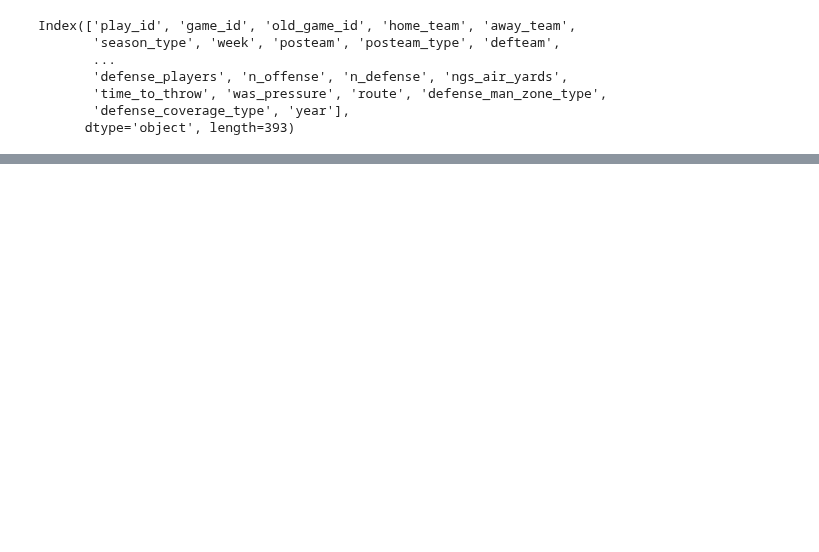
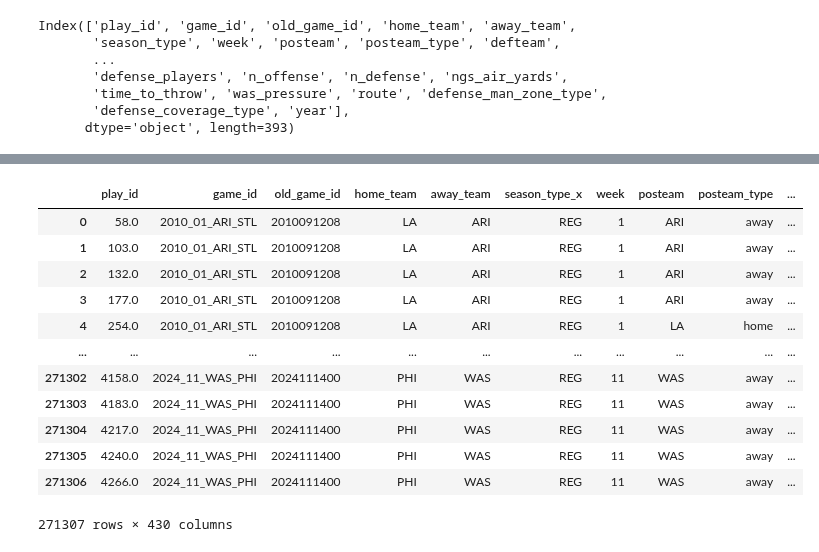
Before and after one commit to sharedw/NFL_sim, a Jupyter notebook: create_models.ipynb, the cells around one changed output, grey strips where cells are left out. Saved outputs shown, nothing was run; the diff lists cells and outputs as text; code cells hidden in the pictures; blank space fills up the shorter version.

Commit message:
team_stats + standardizing

```diff
--- a/create_models.ipynb
+++ b/create_models.ipynb
@@ -519,0 +473,18 @@ with open(yaml_path, "w") as file:
+# %%
+qb_cols = [
+    'dense_depth',
+    "passing_yards_roll",
+    "fantasy_points_ppr_roll",
+    "sacks_roll",
+    "passing_yards_after_catch_roll",
+    "interceptions_roll",
+    "passing_tds_roll",
+    "offense_pct_roll",
+    "passing_air_yards_roll",
+    "receiving_air_yards_roll",
+    "passing_first_downs_roll",
+    "sack_yards_roll",
+    "completion_pct_roll"
+]
+qb_stats = pd.read_parquet('data/agg/player_weekly_agg.parquet', columns=qb_cols+player_context)
+qb_stats.loc[qb_stats.full_name == 'Patrick Mahomes']
@@ -519,0 +505,33 @@ with open(yaml_path, "w") as file:
+# %%
+qb_stats.columns = [x + '_qb'  if x in qb_cols else x for x in qb_stats.columns]
+qb_cols = [x + '_qb' for x in qb_cols]
+# %%
+passes = pbp.loc[(~pbp.receiver_player_id.isna()) & (pbp.play_type_enc == 2)].copy(
+    deep=True
+)
+passes = passes.merge(
+    qb_stats,
+    left_on=["posteam", "season", "week", "passer_player_id"],
+    right_on=["team_name", "season", "week", 'gsis_id'],
+)
+passes = passes.merge(
+    receiver_stats,
+    left_on=["posteam", "season", "week", "receiver_player_id"],
+    right_on=["team_name", "season", "week", 'gsis_id'],
+    suffixes=('_qb','')
+)
+passes
+# %% [output]
+|  | play_id | game_id | old_game_id | home_team | away_team | season_type_x | week | posteam | posteam_type | ... |
+| 0 | 58.0 | 2010_01_ARI_STL | 2010091208 | LA | ARI | REG | 1 | ARI | away | ... |
+| 1 | 103.0 | 2010_01_ARI_STL | 2010091208 | LA | ARI | REG | 1 | ARI | away | ... |
+| 2 | 132.0 | 2010_01_ARI_STL | 2010091208 | LA | ARI | REG | 1 | ARI | away | ... |
+| 3 | 177.0 | 2010_01_ARI_STL | 2010091208 | LA | ARI | REG | 1 | ARI | away | ... |
+| 4 | 254.0 | 2010_01_ARI_STL | 2010091208 | LA | ARI | REG | 1 | LA | home | ... |
+| ... | ... | ... | ... | ... | ... | ... | ... | ... | ... | ... |
+| 271302 | 4158.0 | 2024_11_WAS_PHI | 2024111400 | PHI | WAS | REG | 11 | WAS | away | ... |
+| 271303 | 4183.0 | 2024_11_WAS_PHI | 2024111400 | PHI | WAS | REG | 11 | WAS | away | ... |
+| 271304 | 4217.0 | 2024_11_WAS_PHI | 2024111400 | PHI | WAS | REG | 11 | WAS | away | ... |
+| 271305 | 4240.0 | 2024_11_WAS_PHI | 2024111400 | PHI | WAS | REG | 11 | WAS | away | ... |
+| 271306 | 4266.0 | 2024_11_WAS_PHI | 2024111400 | PHI | WAS | REG | 11 | WAS | away | ... |
+271307 rows × 430 columns
```
Also changed, not shown: parts of 49 cells of this notebook, 10 other files.
